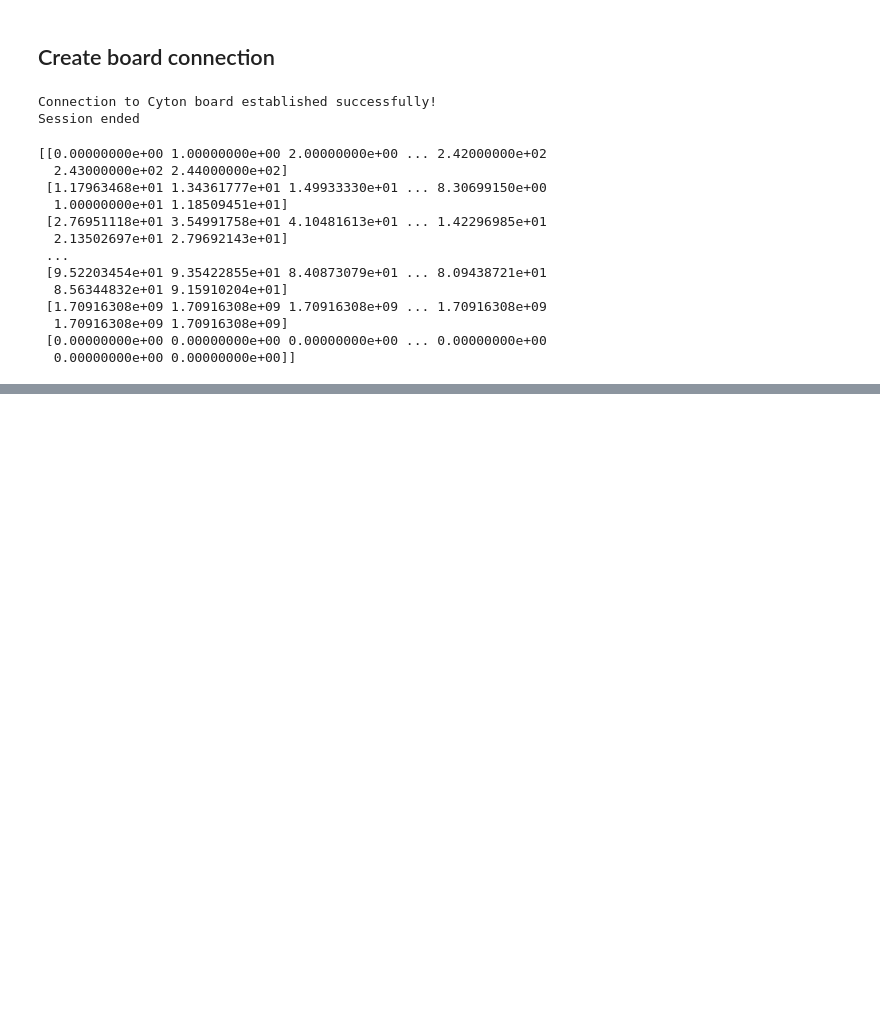
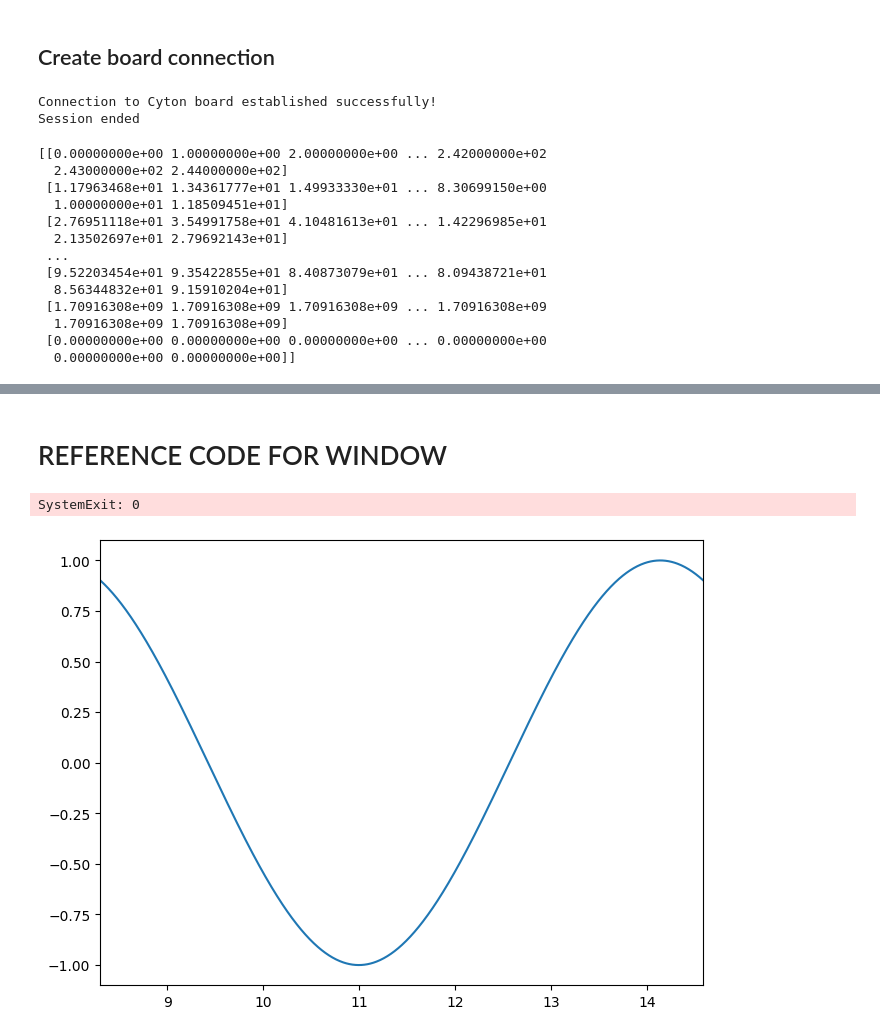
Before and after one commit to Luis-Acosta99/Neuro_Engineering_Dev, a Jupyter notebook: openBCI/main_openBCI.ipynb, the cells around one changed output, grey strips where cells are left out. Saved outputs shown, nothing was run; the diff lists cells and outputs as text; code cells hidden in the pictures; blank space fills up the shorter version.

```diff
--- a/openBCI/main_openBCI.ipynb
+++ b/openBCI/main_openBCI.ipynb
@@ -69,6 +69,8 @@ print(signal)
   0.00000000e+00 0.00000000e+00]]
 # %%
 import sys
+from functions_openBCI import *
+
 import random
 from PyQt5.QtWidgets import QApplication, QMainWindow, QVBoxLayout, QWidget
 from PyQt5.QtCore import QTimer
@@ -132,21 +134,27 @@ try:
     app = QApplication(sys.argv)
 
     window = PlotUpdater()
+    print("window opened")
     window.update_data(signal)
     window.show()
-
-    time.sleep(20)
+    window.update_plot()
+    print("entering sleep")
+    time.sleep(50)
 #     signal = cyton.get_board_data();
 
 #     window.update_data(signal)
 #     window.show()
 #     sys.exit(app.exec_())
     #signal_acquisition(cyton)
-    window.quit()
-    sys.exit(app.exec_())
-except KeyboardInterrupt:
+    print("done sleeping")
+
+
+    print("window should be closed by now")
+except SystemExit:
     print('User interrupted the signal acquisition.') # keyboard interrupt in jupyter labs is i i (yes, twice), and in terminal it is ctrl+c
 
 close_board(cyton)
+
+sys.exit(app.exec_())
 # %% [output]
 Connection to Cyton board established successfully!
@@ -159,0 +172,2 @@ Session ended
+# %% [markdown]
+# REFERENCE CODE FOR WINDOW
@@ -159,0 +232,59 @@ Session ended
+# %%
+import sys
+import numpy as np
+import matplotlib.pyplot as plt
+from matplotlib.backends.backend_qt5agg import FigureCanvasQTAgg as FigureCanvas
+from PyQt5.QtWidgets import QMainWindow, QApplication, QVBoxLayout, QWidget
+from PyQt5 import QtCore
+
+
+class PlotUpdater(QMainWindow):
+    def __init__(self):
+        super().__init__()
+
+        self.setWindowTitle("Moving Sine Wave")
+        self.setGeometry(100, 100, 800, 600)
+
+        self.central_widget = QWidget()
+        self.setCentralWidget(self.central_widget)
+
+        self.layout = QVBoxLayout()
+        self.central_widget.setLayout(self.layout)
+
+        self.fig, self.ax = plt.subplots()
+        self.canvas = FigureCanvas(self.fig)
+        self.layout.addWidget(self.canvas)
+
+        self.x = np.linspace(0, 2 * np.pi, 1000)
+        self.y = np.sin(self.x)
+
+        self.line, = self.ax.plot(self.x, self.y)
+        self.animation_timer = QtCore.QTimer(self)
+        self.animation_timer.timeout.connect(self.update_plot)
+        self.animation_timer.start(50)  # Update plot every 50 milliseconds
+
+    def update_plot(self):
+        # Shift the sine wave to the right
+        self.x += 0.1
+        self.y = np.sin(self.x)
+
+        # Update the data of the line plot
+        self.line.set_xdata(self.x)
+        self.line.set_ydata(self.y)
+
+        # Adjust plot limits to keep the sine wave visible
+        self.ax.set_xlim(self.x.min(), self.x.max())
+        self.ax.set_ylim(-1.1, 1.1)
+
+        # Redraw the plot
+        self.canvas.draw()
+
+
+if __name__ == "__main__":
+    app = QApplication(sys.argv)
+    window = PlotUpdater()
+    window.show()
+    sys.exit(app.exec_())
+# %% [output]
+SystemExit: 0
+[figure, added]
```
Also changed, not shown: parts of 3 cells of this notebook, 1 other file.
